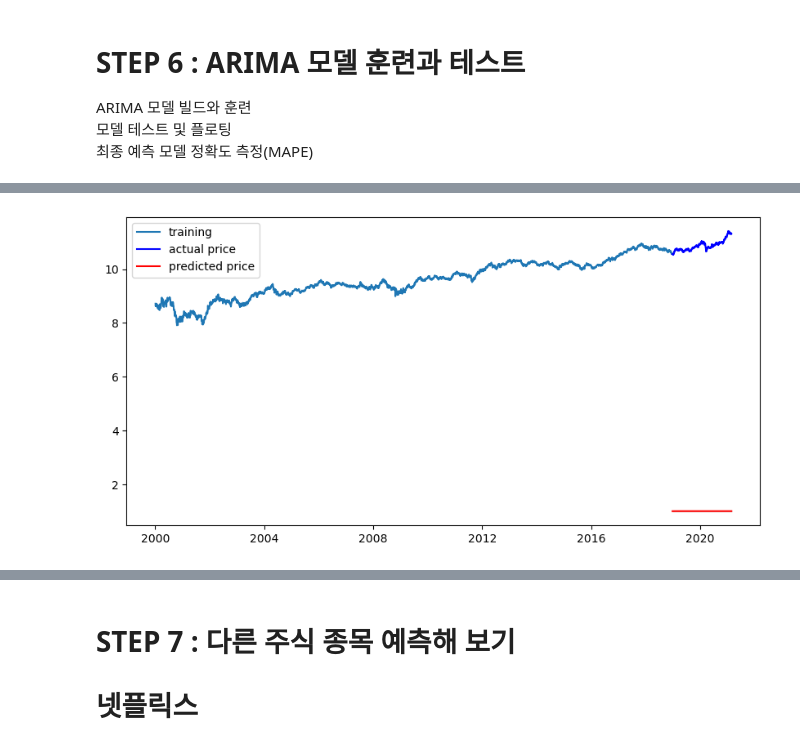
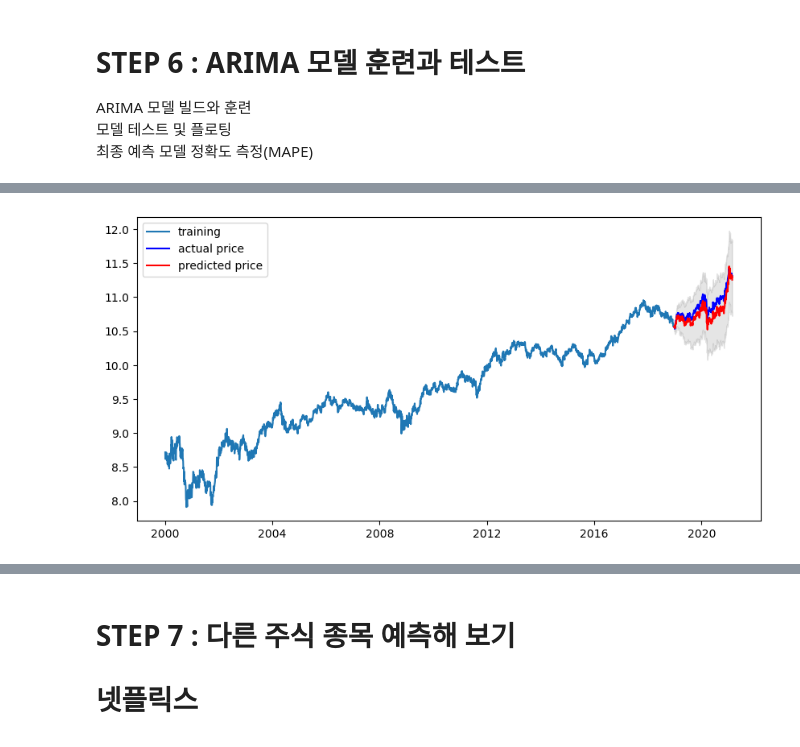
Before and after one commit to hayaseleu/SSAC_classifications, a Jupyter notebook: E-13 forecasting with arima/E13_Time_series_report.ipynb, the cells around one changed output, grey strips where cells are left out. Saved outputs shown, nothing was run; the diff lists cells and outputs as text; code cells hidden in the pictures.

```diff
--- a/E-13 forecasting with arima/E13_Time_series_report.ipynb
+++ b/E-13 forecasting with arima/E13_Time_series_report.ipynb
@@ -249,0 +398,3 @@ ARIMA 모델 빌드와 훈련
+# %%
+ts_power = pd.Series(ts_power, index = ts.index)
+ts_power
@@ -249,0 +449,8 @@ ARIMA 모델 빌드와 훈련
+# %%
+Open = df['Open']
+# Open = np.log(Open)
+open_train, open_test = Open[ : int(len(ts_power)*0.90)]  , Open[int(len(ts_power)* 0.90 ): ]
+open_train = open_train.interpolate(method = 'time')
+open_test = open_test.interpolate(mothod = 'time')
+# %%
+train_data = train_data.interpolate(method = 'time')
@@ -251,7 +462,7 @@ ARIMA 모델 빌드와 훈련
 from statsmodels.tsa.arima_model import ARIMA
 
 # Build and Train  Model
-model = ARIMA(residual, order = (1,0,0))
+model = ARIMA(train_data, order = (12,0,0), exog = open_train)
 fitted_m = model.fit(disp = -1)
 print(fitted_m.summary())
 # %% [output]
@@ -298,27 +504,27 @@ array([0.99830026, 0.99844473, 0.99857706, 0.99869827, 0.99880929,
 # %%
 # Forecast : 결과가 fc에 담깁니다.
 # [[YOUR CODE]]
 
-fc, se, conf = fitted_m.forecast(len(test_data), alpha = 0.05)
+fc, se, conf = fitted_m.forecast(len(open_test), alpha = 0.05, exog = open_test)
 
 # Make as pandas series
 # [[YOUR CODE]]
 fc_series = pd.Series(fc, index = test_data.index)
 lower_series = pd.Series(conf[:, 0], index = test_data.index)
 upper_series = pd.Series(conf[:, 1], index= test_data.index)
 
 # Plot
 # [[YOUR CODE]]
 
 plt.figure(figsize = (10,5), dpi = 100)
 plt.plot(train_data, label = 'training')
 plt.plot(test_data, c = 'b' , label = 'actual price')
 plt.plot(fc_series, c = 'r', label = 'predicted price')
 plt.fill_between(lower_series.index, lower_series, upper_series, color = 'k', alpha = .10)
 plt.legend()
 plt.show()
 # %% [output]
-[figure, old version]
+[figure, new version]
 # %%
 from sklearn.metrics import mean_squared_error, mean_absolute_error
 import math
```
Also changed, not shown: parts of 116 cells of this notebook.
